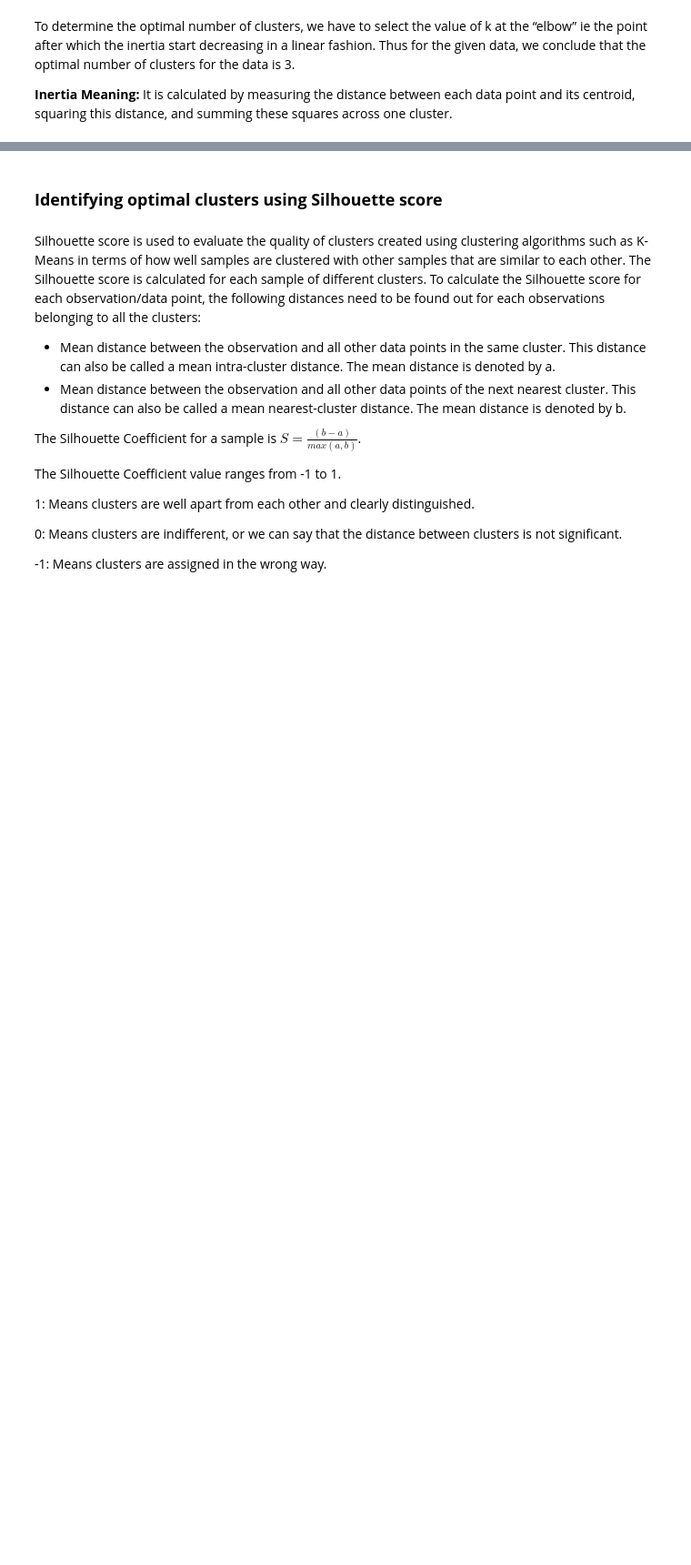
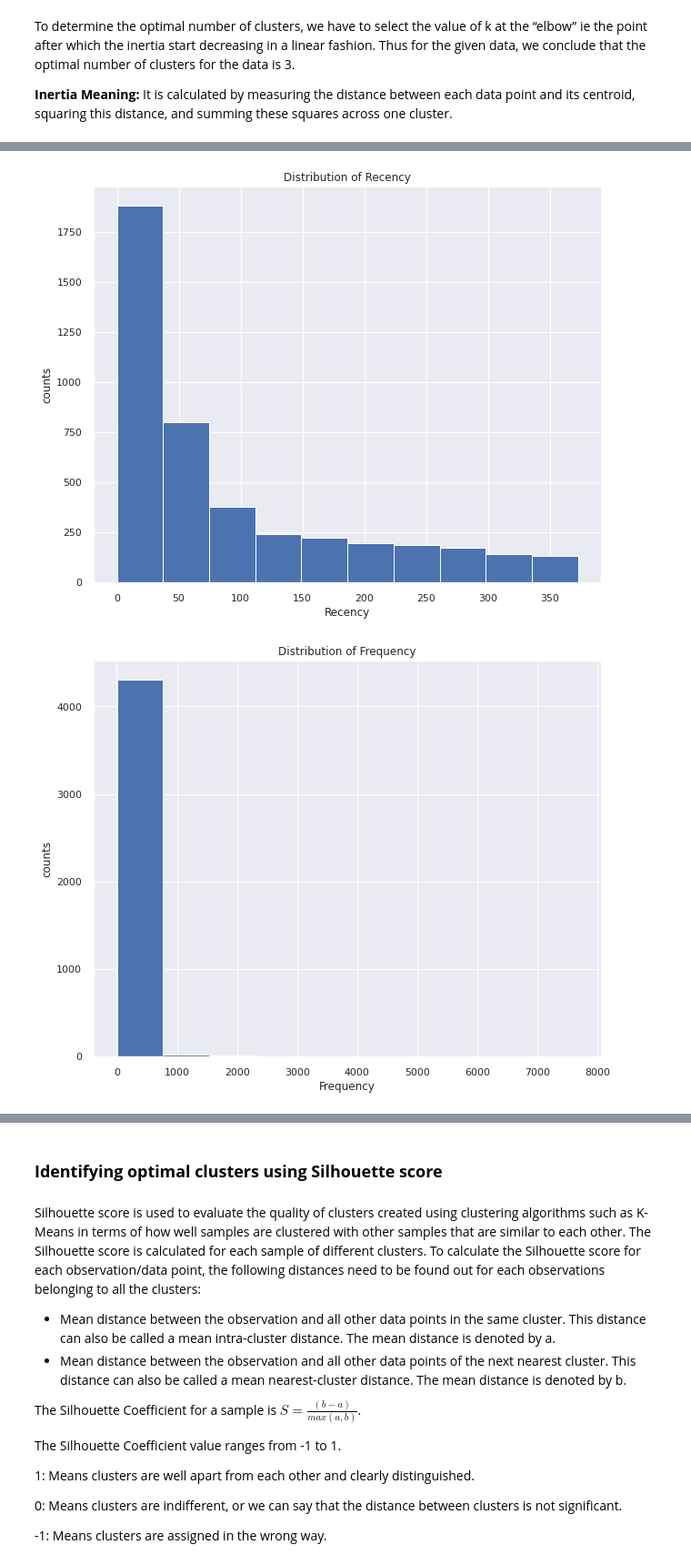
Before and after one commit to Shourya306/Online-Retail-Customer-Segmentation-Clustering, a Jupyter notebook: Online_Retail_Customer_Segmentation.ipynb, the cells around one changed output, grey strips where cells are left out. Shown at 91% size. Cells and saved outputs as stored; diff of their text form; code cells hidden in the pictures; blank space fills up the shorter version.

```diff
--- a/Online_Retail_Customer_Segmentation.ipynb
+++ b/Online_Retail_Customer_Segmentation.ipynb
@@ -721,0 +733,6 @@ To determine the optimal number of clusters, we have to select the value of k at
+# %%
+# Implementing K means clustering
+
+model1 = KMeans(n_clusters = 3, random_state = 10)
+model1.fit(log_X_scale)
+label1 = model1.predict(log_X_scale)
@@ -721,0 +747,5 @@ To determine the optimal number of clusters, we have to select the value of k at
+# %%
+# Creating a dataframe for log_X_scale array & for label1 array
+
+log_RMF_df = pd.DataFrame(log_X_scale, columns = ['log_Recency','log_Frequency','log_Monetary'])
+model1_clusters_df = pd.DataFrame(label1, columns = ['Clusters'])
@@ -721,0 +766,5 @@ To determine the optimal number of clusters, we have to select the value of k at
+# %%
+# Concating both the dataframe to plot a 3-D scatter plot & for customer segmentation.
+
+model1_df = pd.concat([log_RMF_df,model1_clusters_df],axis = 1)
+model1_df
@@ -721,0 +808,5 @@ To determine the optimal number of clusters, we have to select the value of k at
+# %%
+# Concatenating X and model1_df to assign clusters to Recency,Frequency,Monetary values.
+
+model1_segmentation_df = pd.concat([X,model1_df],axis = 1)[['Recency','Frequency','Monetary','Clusters']]
+model1_segmentation_df
@@ -721,0 +833,13 @@ To determine the optimal number of clusters, we have to select the value of k at
+# %%
+# Checking out the distributions to decide which measures of central tendency to be considered.
+
+for col in ['Recency','Frequency','Monetary']:
+  plt.figure(figsize = (10,8))
+  plt.gca()
+  plt.hist(model1_segmentation_df[col])
+  plt.title('Distribution of {}'.format(col))
+  plt.xlabel(col)
+  plt.ylabel('counts')
+# %% [output]
+[figure, added]
+[figure, added]
```
Also changed, not shown: parts of 21 cells of this notebook.
